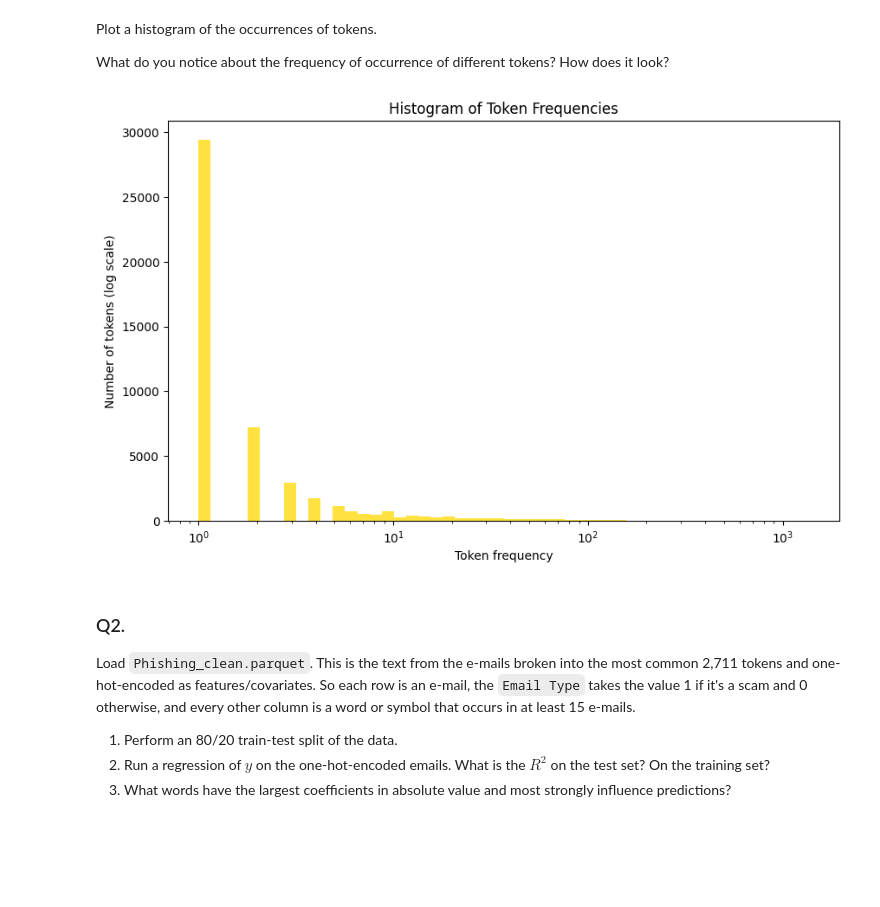
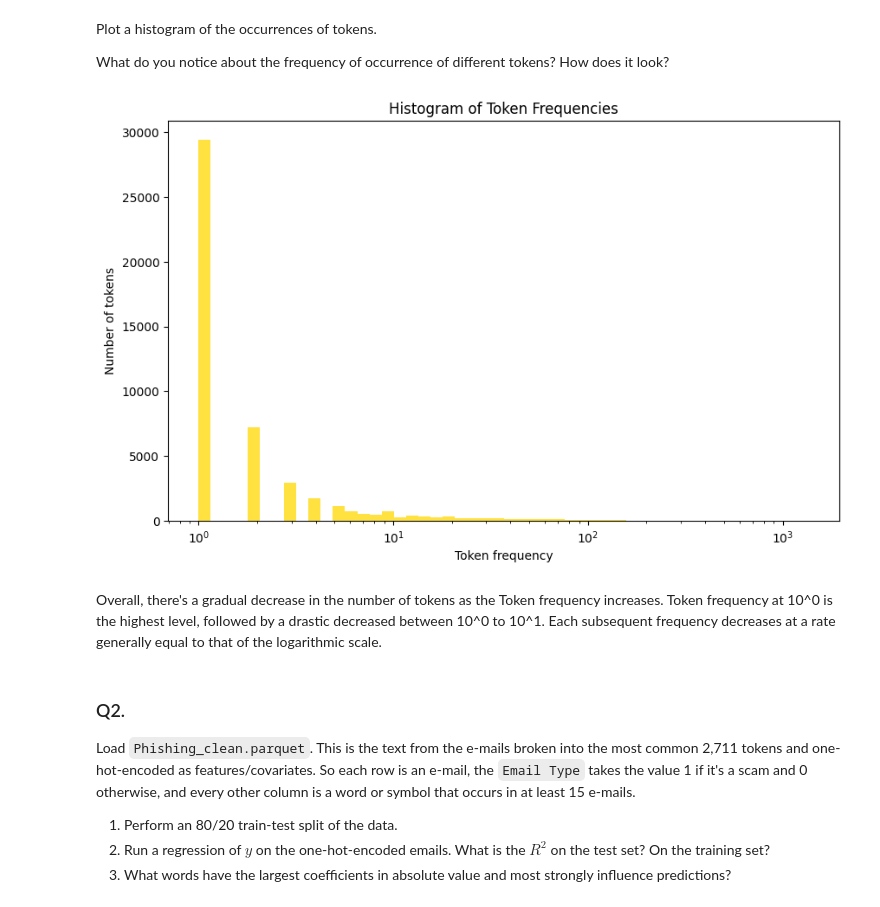
Before and after one commit to bburt26/pca_assignment, a Jupyter notebook: assignment.ipynb, the cells around one changed output. Cells and saved outputs as stored; diff of their text form; code cells hidden in the pictures; blank space fills up the shorter version.

```diff
--- a/assignment.ipynb
+++ b/assignment.ipynb
@@ -37,18 +55,20 @@ What do you notice about the frequency of occurrence of different tokens? How do
 # %%
 emails = pd.read_parquet('/content/Phishing_clean.parquet')
 
 token_series = pd.Series(all_tokens)
 
 token_freq = token_series.value_counts()
 
 plt.figure(figsize=(10, 6))
 sns.histplot(token_freq, bins=50, log_scale=True, color='gold', edgecolor=None)
 plt.title("Histogram of Token Frequencies")
 plt.xlabel("Token frequency")
-plt.ylabel("Number of tokens (log scale)")
+plt.ylabel("Number of tokens")
 plt.show()
 # %% [output]
-[figure, old version]
+[figure, new version]
+# %% [markdown]
+Overall, there's a gradual decrease in the number of tokens as the Token frequency increases. Token frequency at 10^0 is the highest level, followed by a drastic decreased between 10^0 to 10^1. Each subsequent frequency decreases at a rate generally equal to that of the logarithmic scale.
 # %% [markdown]
 ### Q2.
 
```
Also changed, not shown: parts of 3 cells of this notebook.
